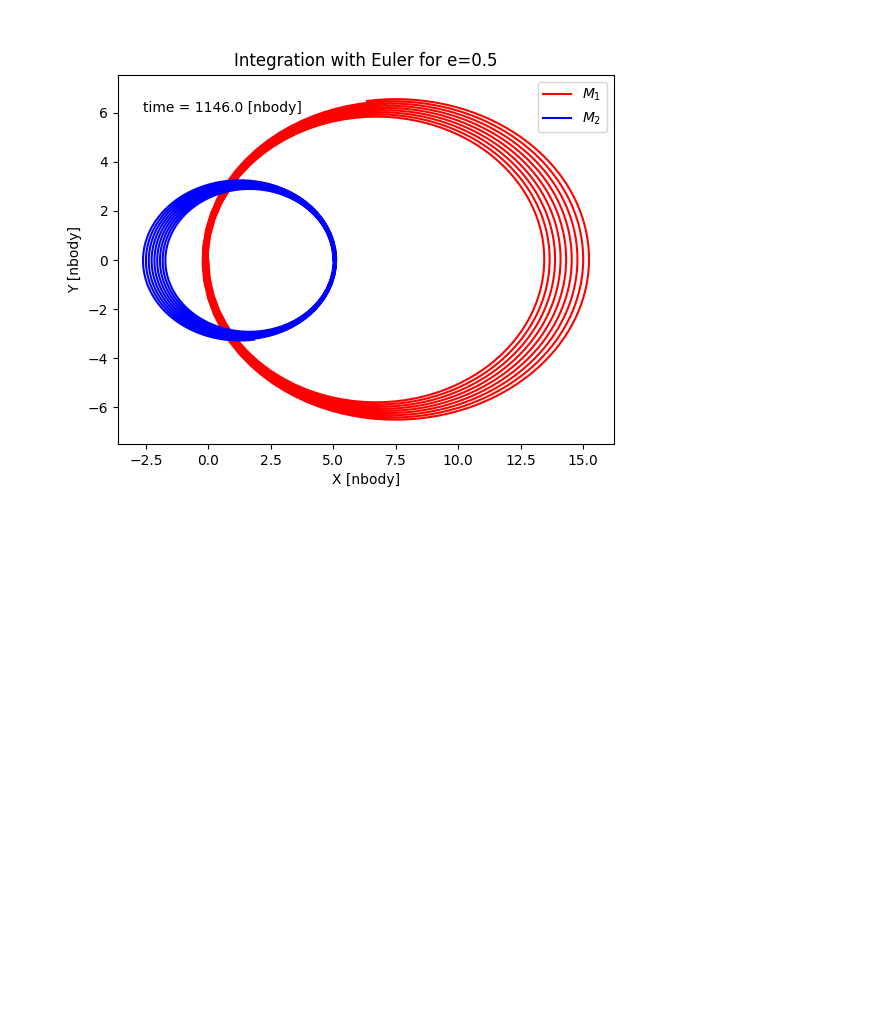
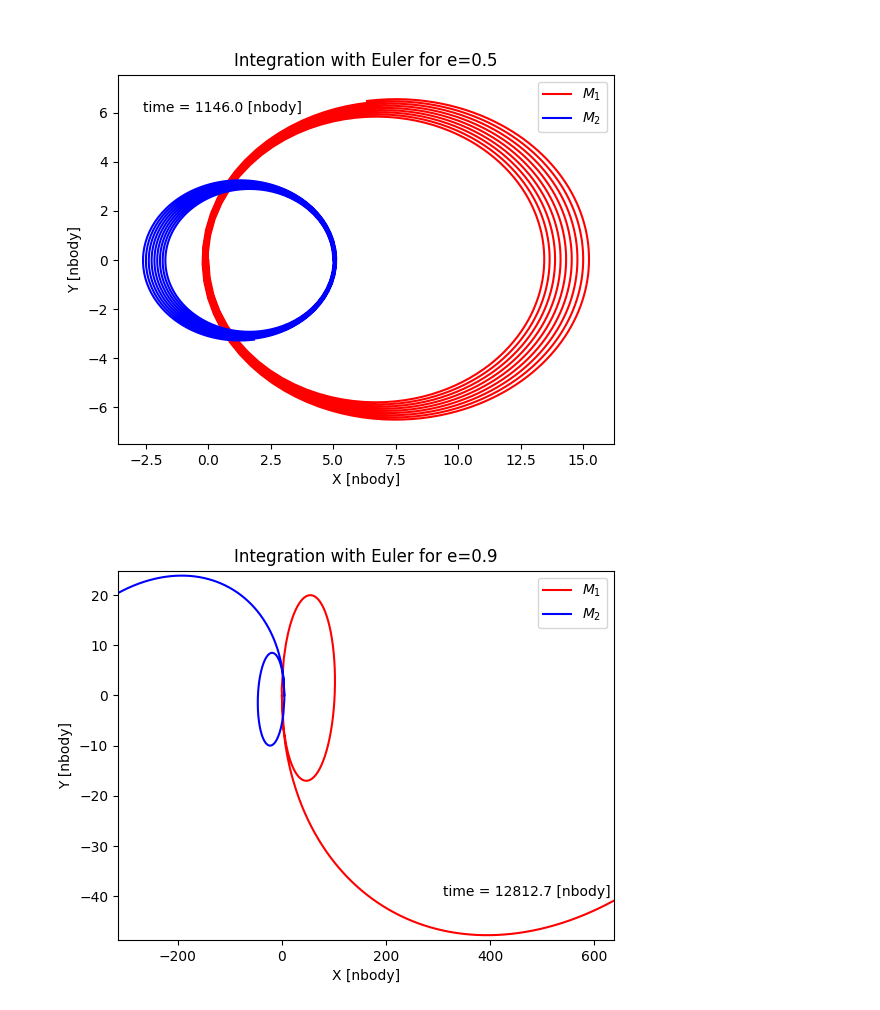
Before and after one commit to giadaaggio/compastro_23, a Jupyter notebook: Fireworks/assignment3/eccentric_orbit.ipynb, the cells around one changed output. Cells and saved outputs as stored; diff of their text form; code cells hidden in the pictures; blank space fills up the shorter version.

Commit message:
animations

```diff
--- a/Fireworks/assignment3/eccentric_orbit.ipynb
+++ b/Fireworks/assignment3/eccentric_orbit.ipynb
@@ -482,3 +485,43 @@ plt.legend()
 animation.save('evolution_0.5_euler.gif', writer = 'pillow', fps = 60)
 # %% [output]
 [figure]
+# %%
+path_length = len(path1_euler_2)
+subsample = 100
+
+time = time_euler_2[::subsample]
+
+x1 = path1_euler_2[::subsample, 0]
+y1 = path1_euler_2[::subsample, 1]
+x2 = path2_euler_2[::subsample, 0]
+y2 = path2_euler_2[::subsample, 1]
+
+fig, ax = plt.subplots()
+
+
+traj_1, = ax.plot([], [], label=f'$M_1$', color = 'red')
+traj_2, = ax.plot([], [], label=f'$M_2$', color = 'blue')
+time_template = 'time = %.1f [nbody]'
+time_text = ax.text(310, -40, '') #, transform=ax.transAxes)
+
+ax.set_xlim(min(min(x1),min(x2))-1, max(max(x1),max(x2))+1)
+ax.set_ylim(min(min(y1),min(y2))-1, max(max(y1),max(y2))+1)
+
+
+def animate(i):
+    traj_1.set_data(x1[:i], y1[:i])  # Update the data for trajectory 1
+    traj_2.set_data(x2[:i], y2[:i])  # Update the data for trajectory 2
+    time_text.set_text(time_template % (time[i-1]))
+
+    return traj_1, traj_2, time_text
+
+frames = int(np.ceil(path_length / subsample))
+animation = anim.FuncAnimation(fig, animate, frames=frames, blit=True)
+
+plt.title('Integration with Euler for e=0.9')
+plt.xlabel('X [nbody]')
+plt.ylabel('Y [nbody]')
+plt.legend()
+animation.save('evolution_0.9_euler.gif', writer = 'pillow', fps = 60)
+# %% [output]
+[figure, added]
```
Also changed, not shown: parts of 2 cells of this notebook, 4 other files.
